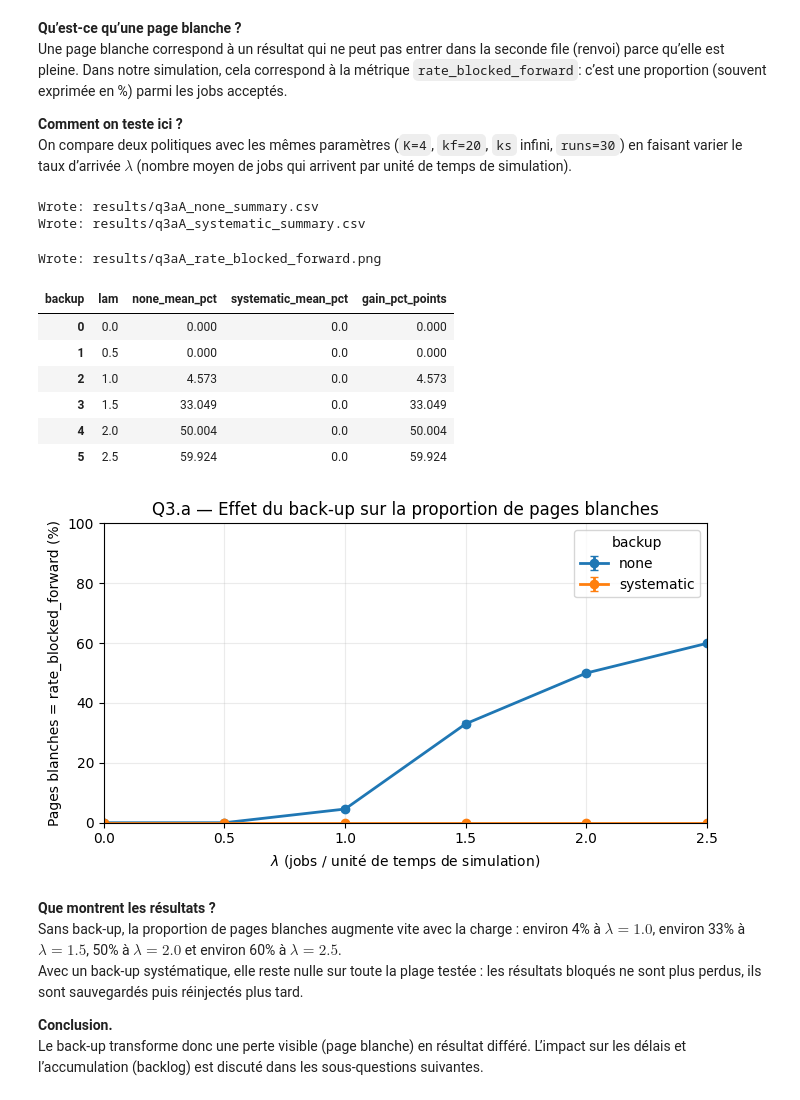
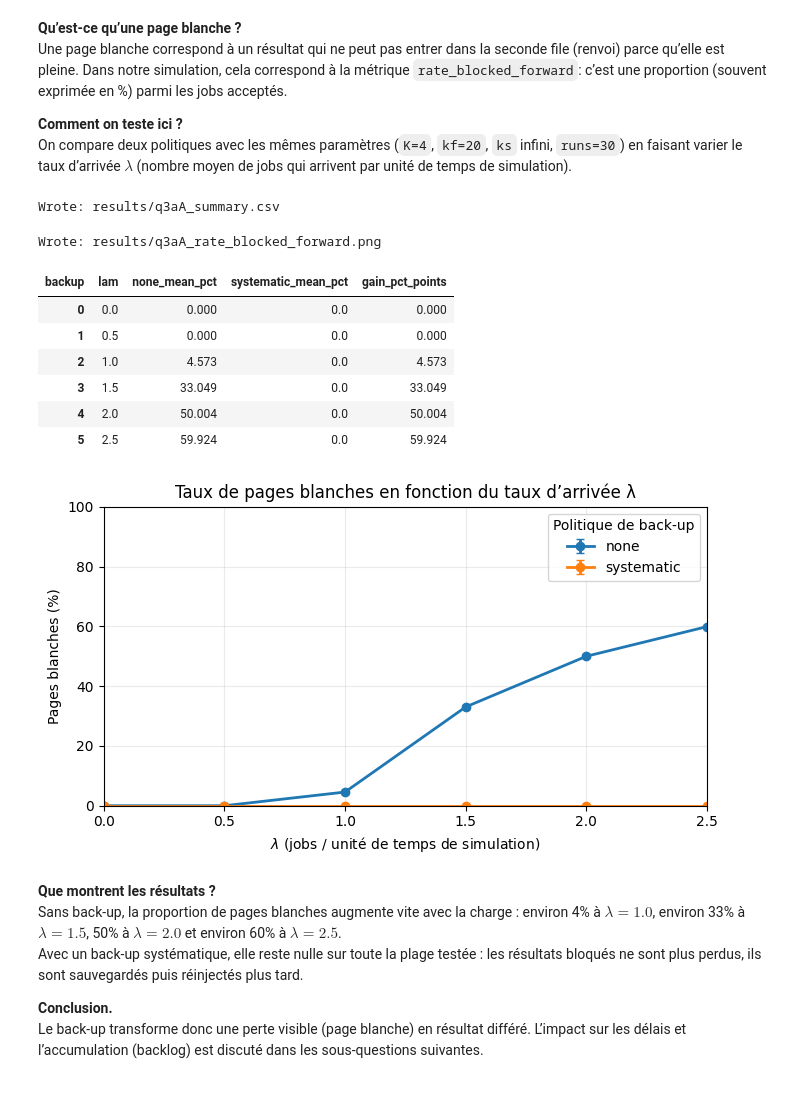
Before and after one commit to InfernalPumkin/Ero2, a Jupyter notebook: question.ipynb, the cells around one changed output. Drawn from its saved outputs; the diff is of its cells as text; code cells hidden in the pictures.

```diff
--- a/question.ipynb
+++ b/question.ipynb
@@ -337,9 +337,9 @@ Une page blanche correspond à un résultat qui ne peut pas entrer dans la secon
 **Comment on teste ici ?**
 On compare deux politiques avec les mêmes paramètres (`K=4`, `kf=20`, `ks` infini, `runs=30`) en faisant varier le taux d’arrivée $\lambda$ (nombre moyen de jobs qui arrivent par unité de temps de simulation).
 # %%
-# Tests Q3.a — effet du back-up sur la proportion de pages blanches (rate_blocked_forward)
-# Plan d'expérience A : balayage de lambda, comparaison backup=none vs backup=systematic.
-# Sorties : 2 CSV summary dans results/ (un par politique).
+"""Q3.a — Campagne de simulations : compare les politiques de back-up 'none' et 'systematic' pour plusieurs valeurs de λ.
+Écrit un CSV combiné dans `results/q3aA_summary.csv`.
+"""
 
 import os
 import pandas as pd
@@ -352,12 +352,11 @@ OUT_PREFIX = "q3aA"
 lams = [0.0, 0.5, 1.0, 1.5, 2.0, 2.5]
 backup_policies = ["none", "systematic"]
 
-# Paramètres pour forcer la saturation côté renvoi
 mu_exec = 1.0
 mu_send = 1.0
 K = 4
-ks = 0      # 0 => infini (dans le modèle : None)
-kf = 20     # petit => saturation possible
+ks = 0
+kf = 20
 
 sim_time = 10000
 grace = 2000
@@ -366,7 +365,7 @@ seed0 = 42
 
 os.makedirs(OUT_DIR, exist_ok=True)
 
-rows_by_policy = {p: [] for p in backup_policies}
+rows = []
 for lam_idx, lam in enumerate(lams):
     for pol_idx, backup in enumerate(backup_policies):
         params = {
@@ -398,35 +397,30 @@ for lam_idx, lam in enumerate(lams):
                 "sim_time": sim_time,
                 "grace": grace,
             })
-            rows_by_policy[backup].append(s)
+            rows.append(s)
 
-none_csv = os.path.join(OUT_DIR, f"{OUT_PREFIX}_none_summary.csv")
-sys_csv = os.path.join(OUT_DIR, f"{OUT_PREFIX}_systematic_summary.csv")
+summary_csv = os.path.join(OUT_DIR, f"{OUT_PREFIX}_summary.csv")
+pd.DataFrame(rows).to_csv(summary_csv, index=False)
 
-pd.DataFrame(rows_by_policy["none"]).to_csv(none_csv, index=False)
-pd.DataFrame(rows_by_policy["systematic"]).to_csv(sys_csv, index=False)
-
-print("Wrote:", none_csv)
-print("Wrote:", sys_csv)
+print("Wrote:", summary_csv)
 # %% [output]
-Wrote: results/q3aA_none_summary.csv
-Wrote: results/q3aA_systematic_summary.csv
+Wrote: results/q3aA_summary.csv
 # %%
-# Analyse + plot (moyenne et écart-type de rate_blocked_forward)
+"""Q3.a — Analyse le CSV combiné de la cellule précédente, calcule mean±std de `rate_blocked_forward` par (λ, policy), trace une courbe avec barres d'erreur et enregistre un PNG.
+Affiche aussi un tableau récapitulatif.
+"""
 
 import os
 import numpy as np
 import matplotlib.pyplot as plt
 
-df_none = pd.read_csv(none_csv)
-df_sys = pd.read_csv(sys_csv)
-df = pd.concat([df_none, df_sys], ignore_index=True)
+summary_csv = os.path.join(OUT_DIR, f"{OUT_PREFIX}_summary.csv")
+df = pd.read_csv(summary_csv)
 
-metric = "rate_blocked_forward"  # page blanche
+metric = "rate_blocked_forward"
 g = df.groupby(["lam", "backup"])[metric]
 stats = g.agg(["mean", "std", "count"]).reset_index().sort_values(["backup", "lam"])
 
-# Mise en % (rate_* est une proportion dans [0,1])
 stats["mean_pct"] = 100.0 * stats["mean"]
 stats["std_pct"] = 100.0 * stats["std"].fillna(0.0)
 
@@ -434,40 +428,38 @@ plt.figure(figsize=(7, 4))
 for backup, sub in stats.groupby("backup"):
     plt.errorbar(sub["lam"], sub["mean_pct"], yerr=sub["std_pct"], marker="o", capsize=3, linewidth=2, label=backup)
 
-plt.title("Q3.a — Effet du back-up sur la proportion de pages blanches")
+plt.title("Taux de pages blanches en fonction du taux d’arrivée λ")
 plt.xlabel(r"$\lambda$ (jobs / unité de temps de simulation)")
-plt.ylabel("Pages blanches = rate_blocked_forward (%)")
+plt.ylabel("Pages blanches (%)")
 plt.grid(True, alpha=0.25)
-plt.legend(title="backup")
+plt.legend(title="Politique de back-up")
 
-# Faire démarrer l'axe des x à 0 (avec un point à λ=0)
 xvals = sorted(stats["lam"].unique().tolist())
 plt.xlim(0, float(max(xvals)))
 plt.xticks(xvals)
 plt.ylim(0, 100)
 plt.tight_layout()
 
 plot_path = os.path.join(OUT_DIR, f"{OUT_PREFIX}_rate_blocked_forward.png")
 plt.savefig(plot_path, dpi=200)
 print("Wrote:", plot_path)
 
-# Tableau récapitulatif (optionnel)
 tab = stats.pivot(index="lam", columns="backup", values="mean_pct").reset_index()
 tab = tab.rename(columns={"none": "none_mean_pct", "systematic": "systematic_mean_pct"})
 if "none_mean_pct" in tab.columns and "systematic_mean_pct" in tab.columns:
     tab["gain_pct_points"] = tab["none_mean_pct"] - tab["systematic_mean_pct"]
 tab = tab.round(3)
 tab
 # %% [output]
 Wrote: results/q3aA_rate_blocked_forward.png
 | backup | lam | none_mean_pct | systematic_mean_pct | gain_pct_points |
 | 0 | 0.0 | 0.000 | 0.0 | 0.000 |
 | 1 | 0.5 | 0.000 | 0.0 | 0.000 |
 | 2 | 1.0 | 4.573 | 0.0 | 4.573 |
 | 3 | 1.5 | 33.049 | 0.0 | 33.049 |
 | 4 | 2.0 | 50.004 | 0.0 | 50.004 |
 | 5 | 2.5 | 59.924 | 0.0 | 59.924 |
-[figure, old version]
+[figure, new version]
 # %% [markdown]
 **Que montrent les résultats ?**
 Sans back-up, la proportion de pages blanches augmente vite avec la charge : environ 4% à $\lambda=1.0$, environ 33% à $\lambda=1.5$, 50% à $\lambda=2.0$ et environ 60% à $\lambda=2.5$.
```
Also changed, not shown: parts of 7 cells of this notebook.
